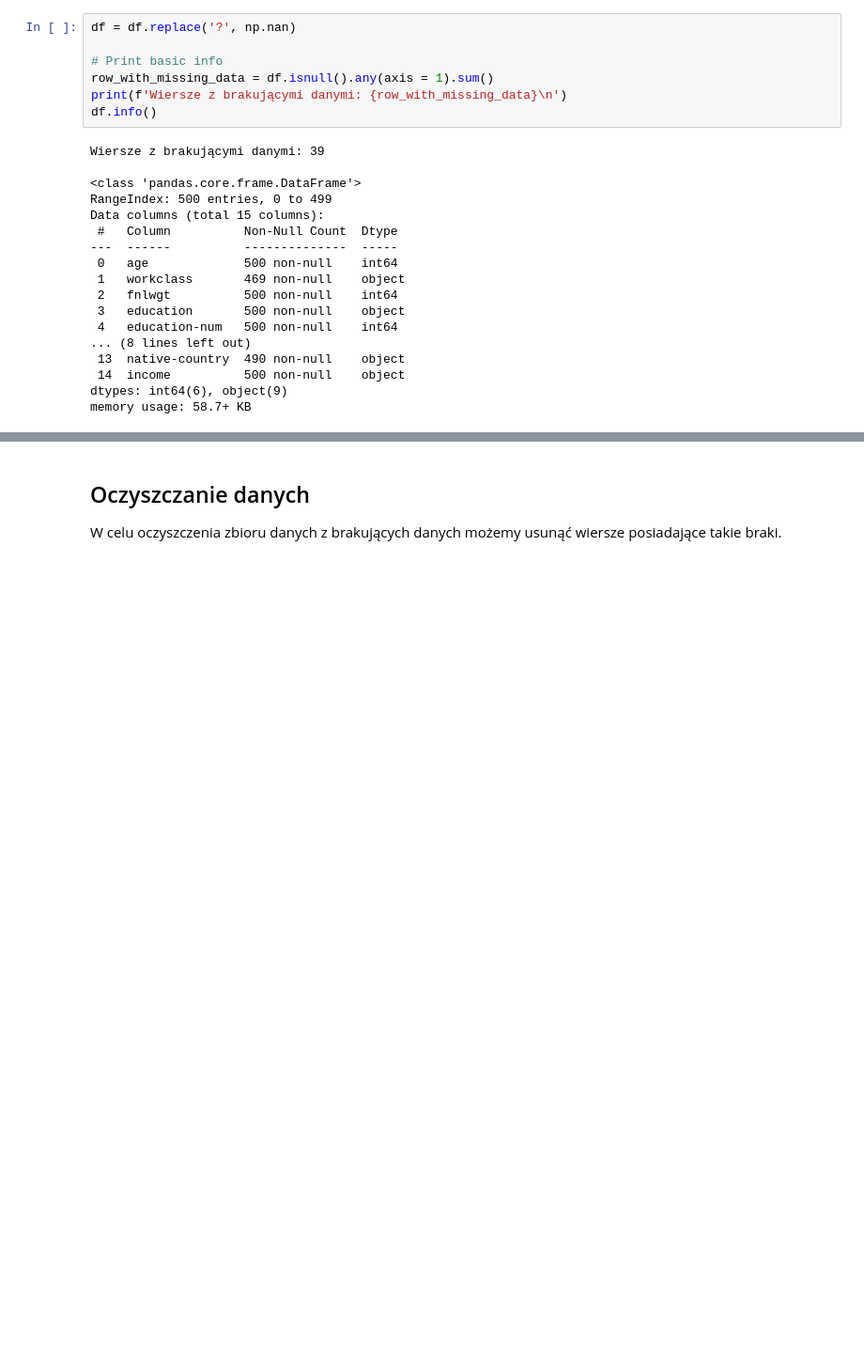
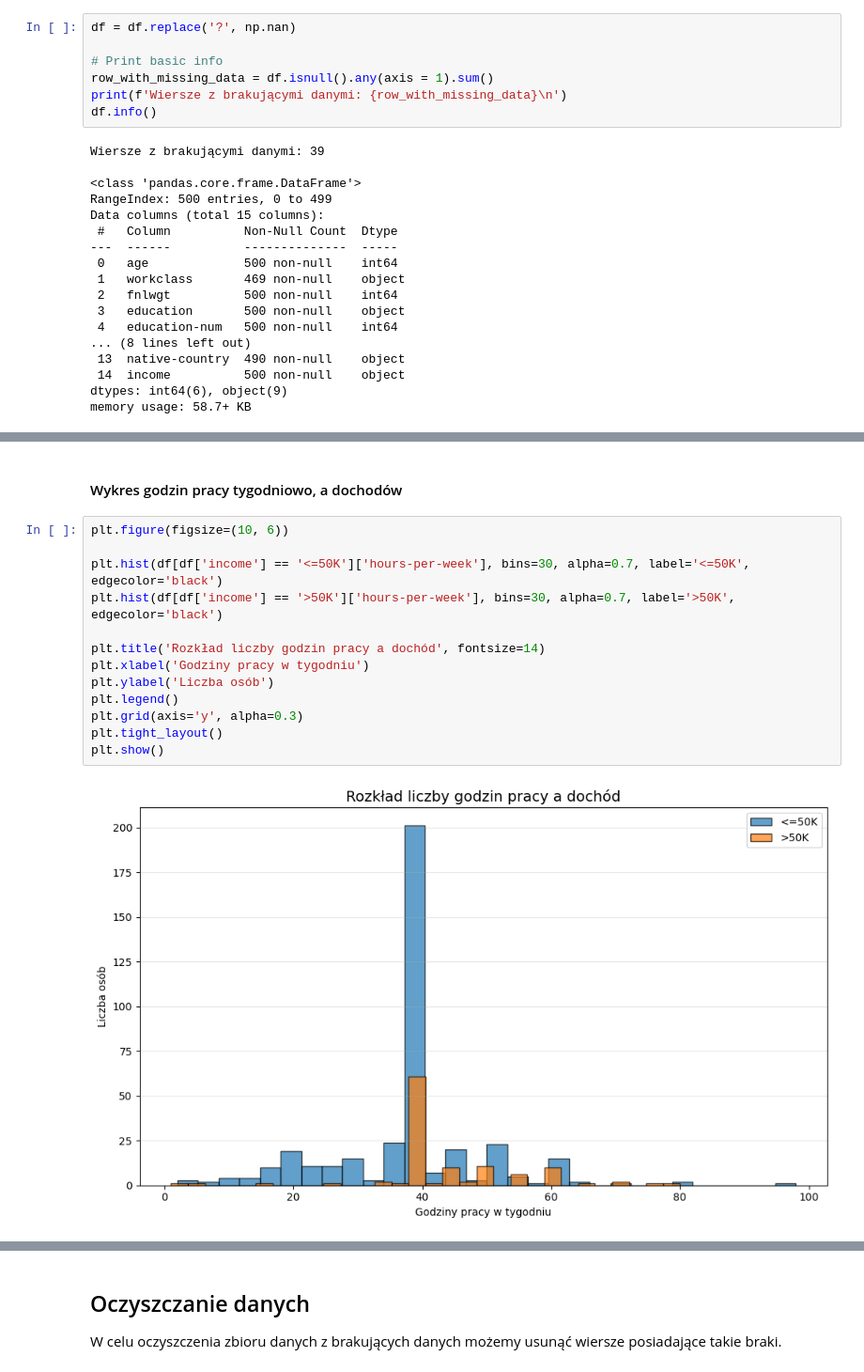
Before and after one commit to 77Jonas77/asi-group-15-01, a Jupyter notebook: notebooks/01_eda.ipynb, the cells around one changed output, grey strips where cells are left out. Shown at 94% size. Drawn from its saved outputs; the diff is of its cells as text; blank space fills up the shorter version.

```diff
--- a/notebooks/01_eda.ipynb
+++ b/notebooks/01_eda.ipynb
@@ -78,0 +131,17 @@ memory usage: 58.7+ KB
+# %% [markdown]
+#### Wykres godzin pracy tygodniowo, a dochodów
+# %%
+plt.figure(figsize=(10, 6))
+
+plt.hist(df[df['income'] == '<=50K']['hours-per-week'], bins=30, alpha=0.7, label='<=50K', edgecolor='black')
+plt.hist(df[df['income'] == '>50K']['hours-per-week'], bins=30, alpha=0.7, label='>50K', edgecolor='black')
+
+plt.title('Rozkład liczby godzin pracy a dochód', fontsize=14)
+plt.xlabel('Godziny pracy w tygodniu')
+plt.ylabel('Liczba osób')
+plt.legend()
+plt.grid(axis='y', alpha=0.3)
+plt.tight_layout()
+plt.show()
+# %% [output]
+[figure, added]
```
Also changed, not shown: parts of 25 cells of this notebook, 2 other files.
